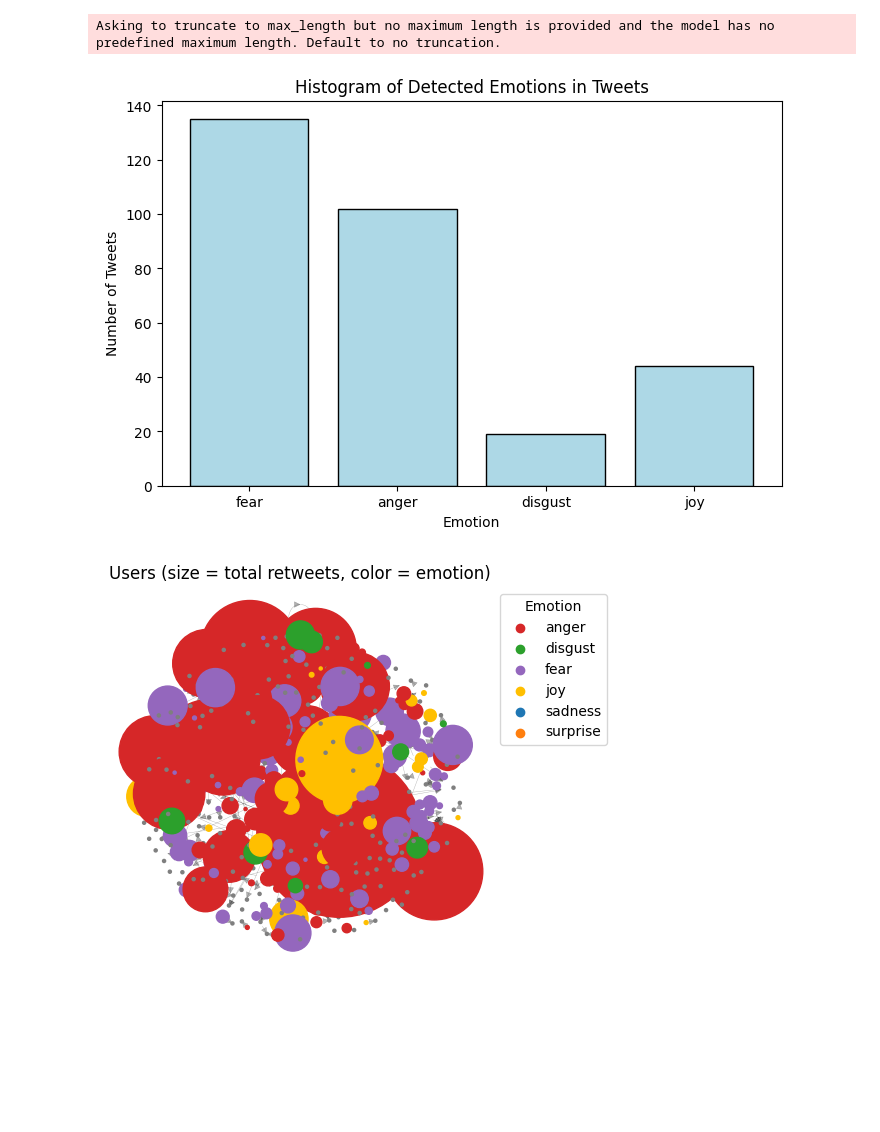
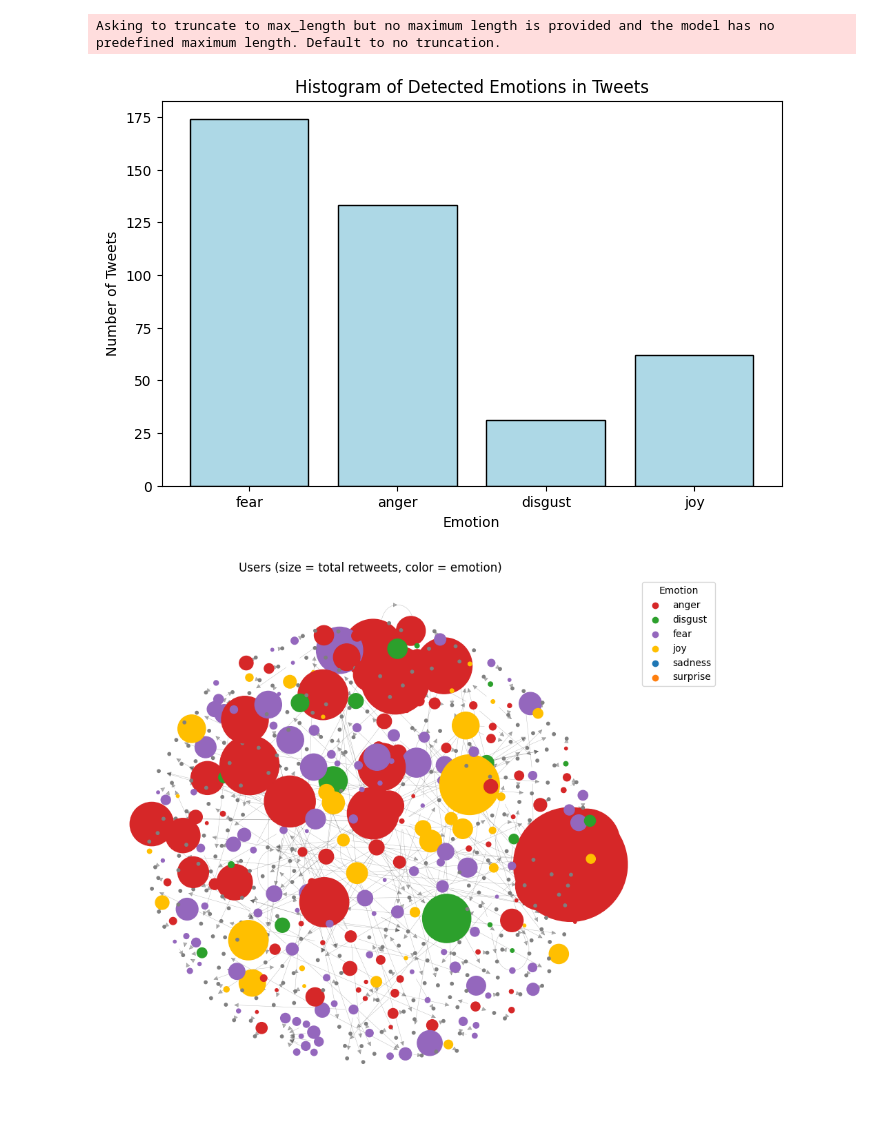
Before and after one commit to annemollelsborg/02805_climate_conv, a Jupyter notebook: init_analysis.ipynb, the cells around one changed output. Cells and saved outputs as stored; diff of their text form; code cells hidden in the pictures; blank space fills up the shorter version.

```diff
--- a/init_analysis.ipynb
+++ b/init_analysis.ipynb
@@ -9,6 +9,7 @@ import json
 # Filenames
 file1 = "tweets_climatechange_20251112_141744.json"
 file2 = "tweets_climatechange_20251118_101004.json"
+file3 = "tweets_climatechange_20251118_120651-16-17.json"
 out_file = "tweets_climatechange_combined.json"
 
 # Load first file
@@ -21,8 +22,13 @@ with open(file2, "r") as f:
     raw2 = json.load(f)
 print(f"{file2} loaded as type: {type(raw2)}, tweets: {len(raw2)}")
 
+# Load third file
+with open(file3, "r") as f:
+    raw3 = json.load(f)
+print(f"{file3} loaded as type: {type(raw3)}, tweets: {len(raw3)}")
+
 # Combine into one list of tweets
-combined = raw1 + raw2
+combined = raw1 + raw2 + raw3
 print("Total tweets in combined dataset:", len(combined))
 
 # Save combined file (you can choose combined or deduped)
@@ -214,7 +221,7 @@ plt.xlabel("Emotion")
 plt.ylabel("Number of Tweets")
 plt.show()
 # %% [output]
-[figure, old version]
+[figure, new version]
 # %%
 import numpy as np
 import matplotlib.pyplot as plt
@@ -245,7 +252,7 @@ node_colors = [
 total_retweets = np.array([G.nodes[n].get("total_retweets", 0) for n in G.nodes()])
 
 # simple scaling: base size + factor * retweets
-node_sizes = 5 + 3 * total_retweets
+node_sizes = 10 + 3 * total_retweets
 
 # layout
 pos = nx.forceatlas2_layout(
@@ -257,32 +264,32 @@ pos = nx.forceatlas2_layout(
     distributed_action=False,
     strong_gravity=True
 )
 
-plt.figure(figsize=(5, 5))
+plt.figure(figsize=(10, 10))
 
 # edges
 nx.draw_networkx_edges(G, pos, width=0.3, alpha=0.3)
 
 # nodes
 nodes = nx.draw_networkx_nodes(
     G, pos,
     node_size=node_sizes,
     node_color=node_colors
 )
 
 plt.axis("off")
 plt.title("Users (size = total retweets, color = emotion)")
 
 # manual legend for emotions
 for emotion, color in emotion_colors.items():
     plt.scatter([], [], c=color, label=emotion)
 
 plt.legend(
     title="Emotion",
     loc="upper left",
     bbox_to_anchor=(1, 1)
 )
 
 plt.show()
 # %% [output]
-[figure, old version]
+[figure, new version]
```
Also changed, not shown: parts of 4 cells of this notebook, 2 other files.
